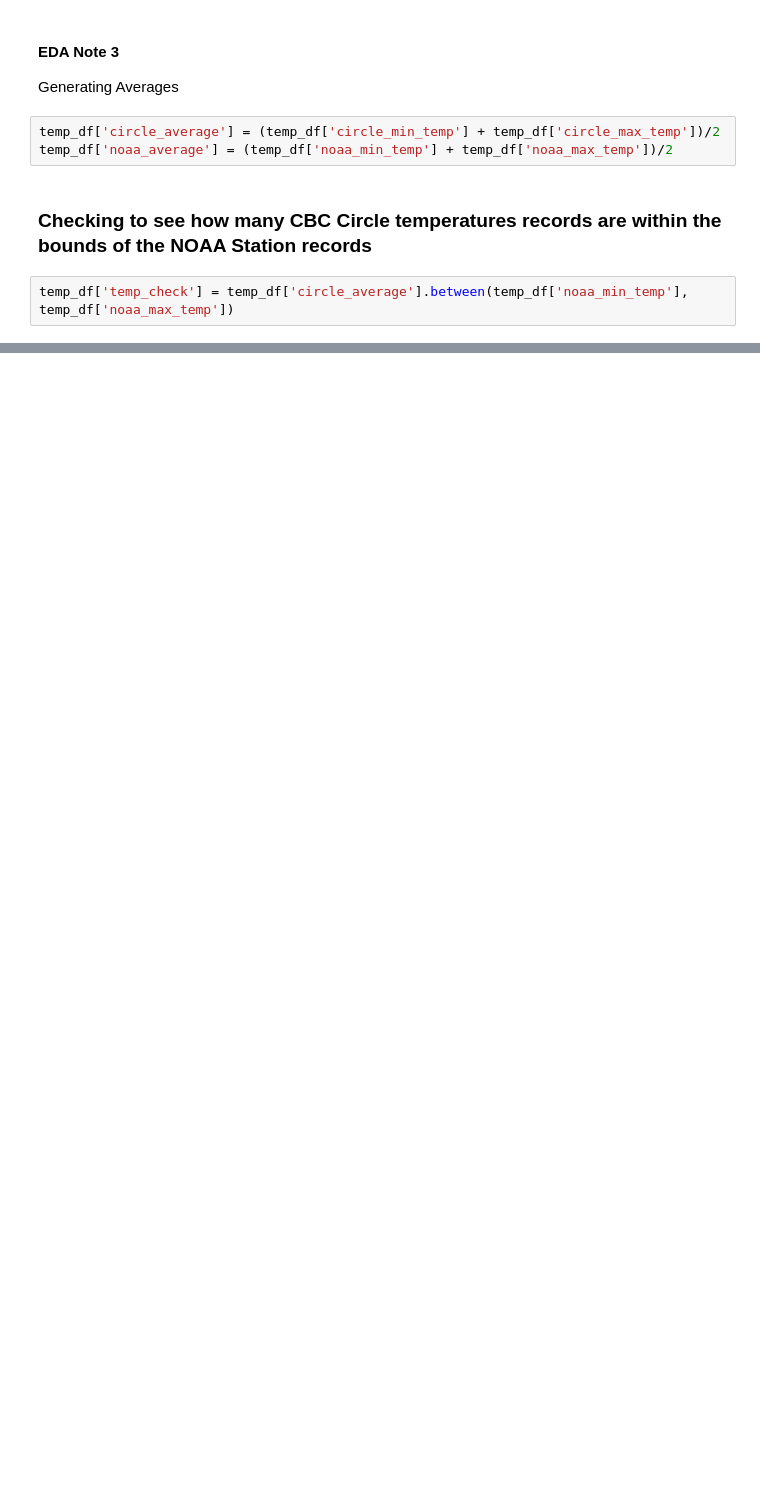
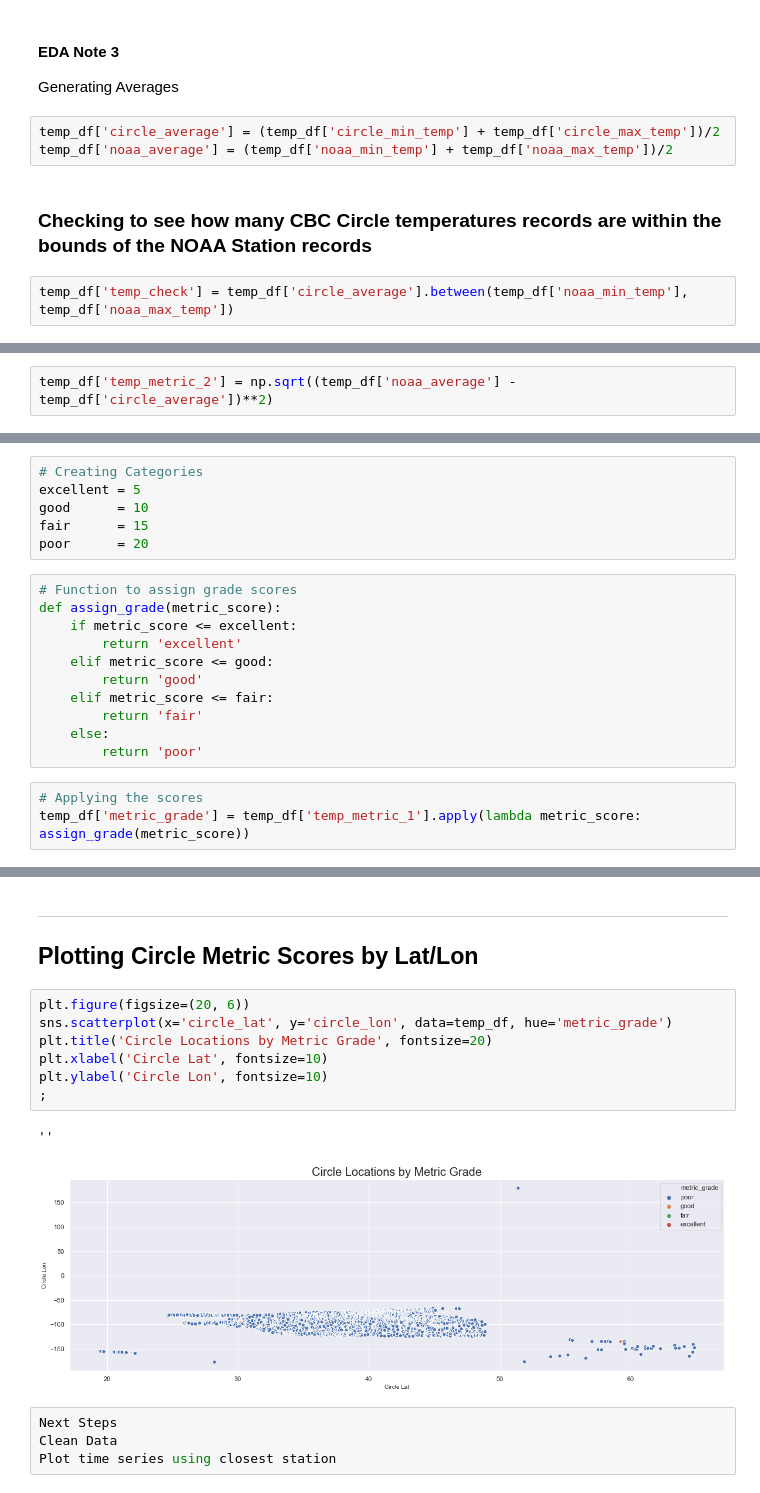
Before and after one commit to DataKind-DC/audubon-cbc, a Jupyter notebook: notebooks/issue-56-jellena.ipynb, the cells around one changed output, grey strips where cells are left out. Drawn from its saved outputs; the diff is of its cells as text; blank space fills up the shorter version.

Commit message:
cleanup

```diff
--- a/notebooks/issue-56-jellena.ipynb
+++ b/notebooks/issue-56-jellena.ipynb
@@ -213,0 +225,2 @@ If you have data you think is ready to be added to the offical google drive data
+# %%
+temp_df['temp_metric_2'] = np.sqrt((temp_df['noaa_average'] - temp_df['circle_average'])**2)
@@ -213,0 +246,20 @@ If you have data you think is ready to be added to the offical google drive data
+# %%
+# Creating Categories
+excellent = 5
+good      = 10
+fair      = 15
+poor      = 20
+# %%
+# Function to assign grade scores
+def assign_grade(metric_score):
+    if metric_score <= excellent:
+        return 'excellent'
+    elif metric_score <= good:
+        return 'good'
+    elif metric_score <= fair:
+        return 'fair'
+    else:
+        return 'poor'
+# %%
+# Applying the scores
+temp_df['metric_grade'] = temp_df['temp_metric_1'].apply(lambda metric_score: assign_grade(metric_score))
@@ -213,0 +282,17 @@ If you have data you think is ready to be added to the offical google drive data
+# %% [markdown]
+---
+## Plotting Circle Metric Scores by Lat/Lon
+# %%
+plt.figure(figsize=(20, 6))
+sns.scatterplot(x='circle_lat', y='circle_lon', data=temp_df, hue='metric_grade')
+plt.title('Circle Locations by Metric Grade', fontsize=20)
+plt.xlabel('Circle Lat', fontsize=10)
+plt.ylabel('Circle Lon', fontsize=10)
+;
+# %% [output]
+''
+[figure, added]
+# %%
+Next Steps
+Clean Data
+Plot time series using closest station
```
Also changed, not shown: parts of 28 cells of this notebook.
